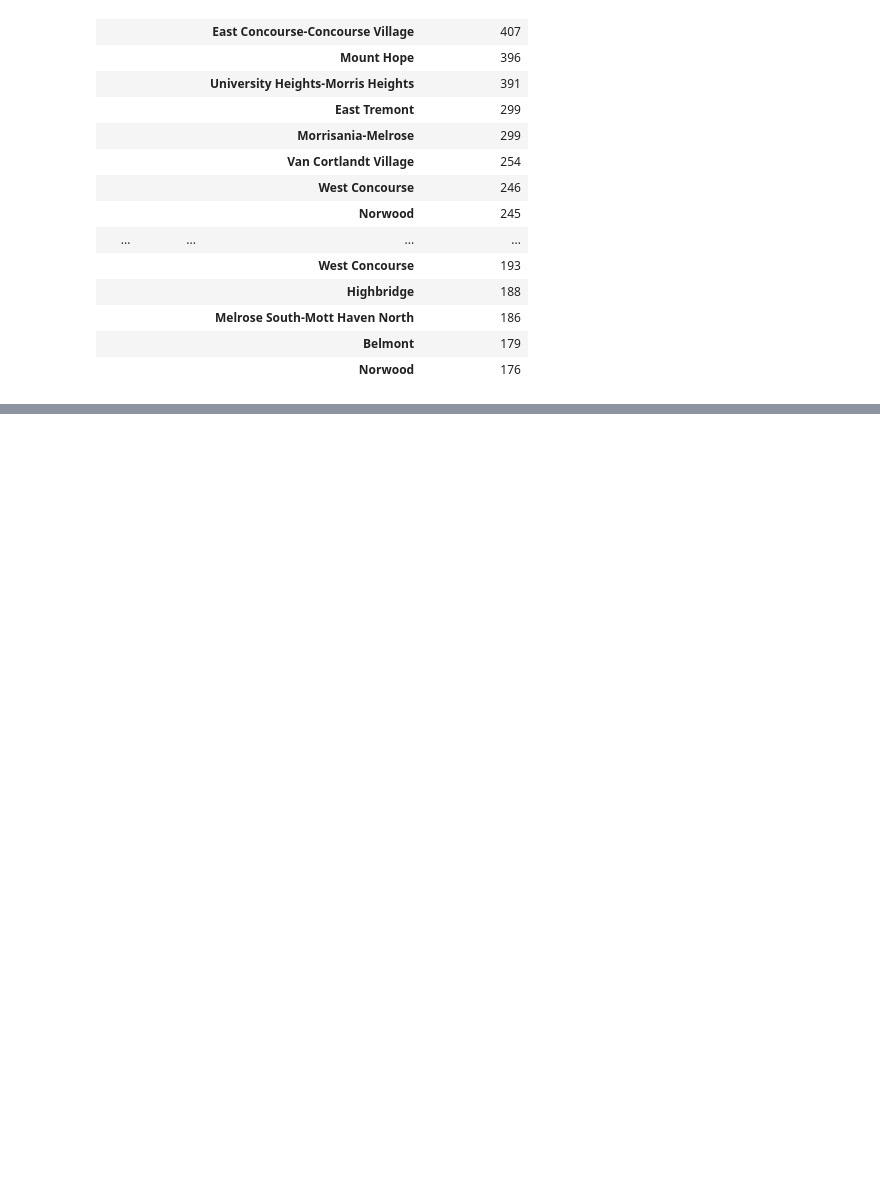
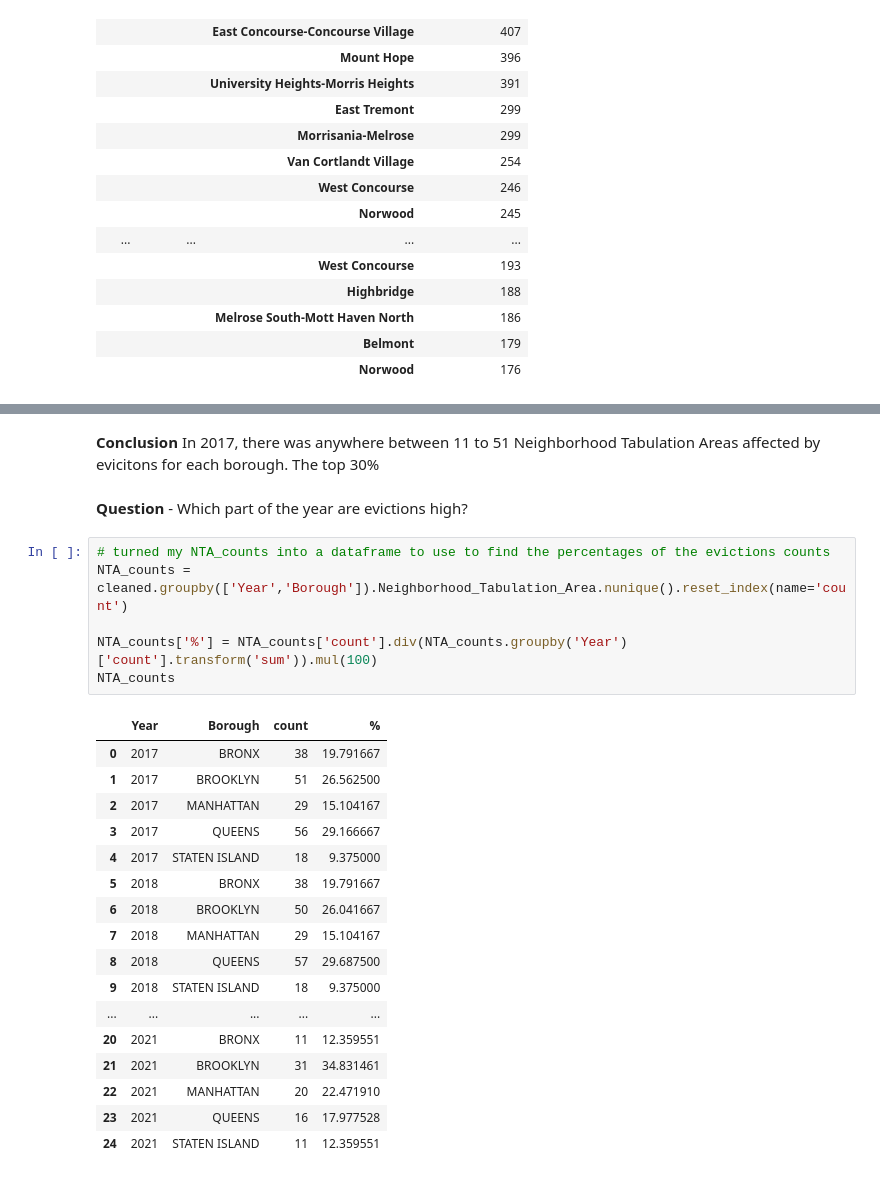
Before and after one commit to mmsouza114/Project01-Evictions, a Jupyter notebook: explore-clean-prepare.ipynb, the cells around one changed output, grey strips where cells are left out. Cells and saved outputs as stored; diff of their text form; blank space fills up the shorter version.

Commit message:
added percentages

```diff
--- a/explore-clean-prepare.ipynb
+++ b/explore-clean-prepare.ipynb
@@ -560,0 +561,29 @@ NTA_counts
+# %% [markdown]
+**Conclusion**
+In 2017, there was anywhere between 11 to 51 Neighborhood Tabulation Areas affected by evicitons for each borough. The top 30%
+# %% [markdown]
+**Question** - Which part of the year are evictions high?
+# %%
+# turned my NTA_counts into a dataframe to use to find the percentages of the evictions counts
+NTA_counts = cleaned.groupby(['Year','Borough']).Neighborhood_Tabulation_Area.nunique().reset_index(name='count')
+
+NTA_counts['%'] = NTA_counts['count'].div(NTA_counts.groupby('Year')['count'].transform('sum')).mul(100)
+NTA_counts
+# %% [output]
+|  | Year | Borough | count | % |
+| 0 | 2017 | BRONX | 38 | 19.791667 |
+| 1 | 2017 | BROOKLYN | 51 | 26.562500 |
+| 2 | 2017 | MANHATTAN | 29 | 15.104167 |
+| 3 | 2017 | QUEENS | 56 | 29.166667 |
+| 4 | 2017 | STATEN ISLAND | 18 | 9.375000 |
+| 5 | 2018 | BRONX | 38 | 19.791667 |
+| 6 | 2018 | BROOKLYN | 50 | 26.041667 |
+| 7 | 2018 | MANHATTAN | 29 | 15.104167 |
+| 8 | 2018 | QUEENS | 57 | 29.687500 |
+| 9 | 2018 | STATEN ISLAND | 18 | 9.375000 |
+| ... | ... | ... | ... | ... |
+| 20 | 2021 | BRONX | 11 | 12.359551 |
+| 21 | 2021 | BROOKLYN | 31 | 34.831461 |
+| 22 | 2021 | MANHATTAN | 20 | 22.471910 |
+| 23 | 2021 | QUEENS | 16 | 17.977528 |
+| 24 | 2021 | STATEN ISLAND | 11 | 12.359551 |
```
Also changed, not shown: parts of 10 cells of this notebook.
